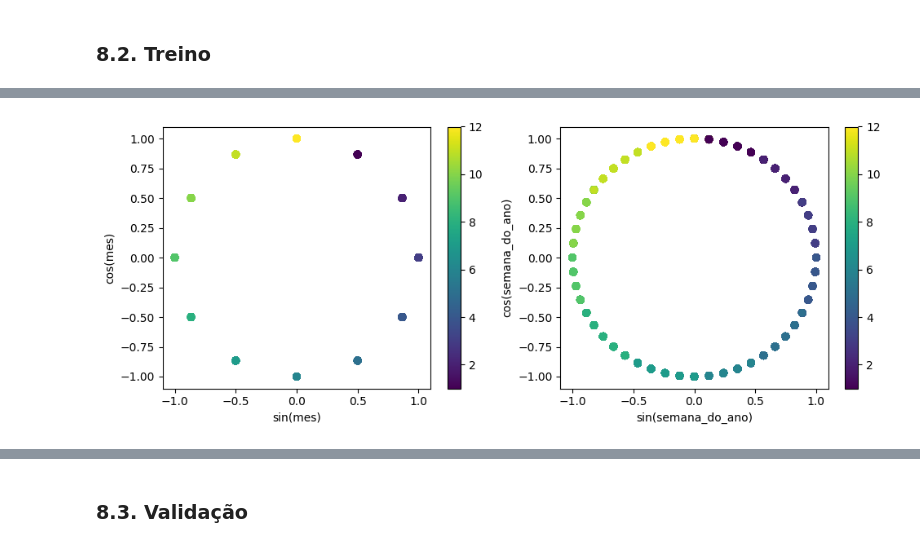
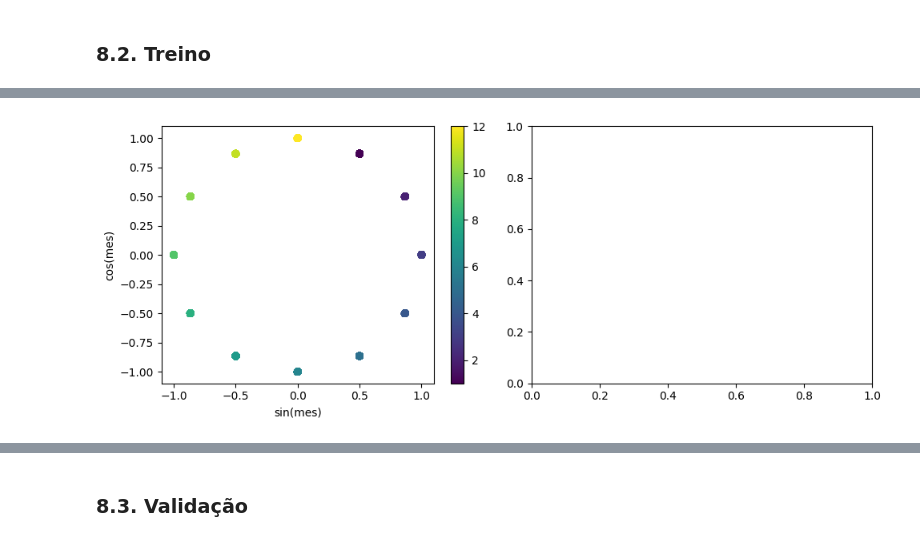
Before and after one commit to paulawehdorn/prever_casos_de_dengue, a Jupyter notebook: notebooks/prever_casos_de_dengue_v02.ipynb, the cells around one changed output, grey strips where cells are left out. Cells and saved outputs as stored; diff of their text form; code cells hidden in the pictures.

```diff
--- a/notebooks/prever_casos_de_dengue_v02.ipynb
+++ b/notebooks/prever_casos_de_dengue_v02.ipynb
@@ -537,0 +563,6 @@ Número de outliers altos: 25
+# %%
+# Identificar os indices dos outliers
+idx_outliers_casos_de_dengue = df_aux[~(df_aux['outlier'] == 'none')].index
+
+df_featured_without_outliers = df_featured_with_outliers.drop(idx_outliers_casos_de_dengue, axis=0).reset_index(drop=True)
+df_featured_without_outliers.shape
@@ -538,3 +571,5 @@ Número de outliers altos: 25
+# %%
+df_featured = df_featured_without_outliers.copy()
 # %% [markdown]
 ## 4. EXPLORATORY DATA ANALYSIS (EDA)
 # %% [markdown]
@@ -1058,9 +1075,11 @@ dtype: float64
 # %% [markdown]
 ### 8.2. Treino
 # %%
-numerical_features = ['presenca_do_mosquito'] + ['precipitacao', 'umidade', 'temperatura']
+#numerical_features = ['presenca_do_mosquito'] + ['precipitacao', 'umidade', 'temperatura']
+numerical_features = ['presenca_do_mosquito'] + ['precipitacao', 'temperatura']
 categorical_features = ['proliferacao']
-cyclical_features = ['mes', 'semana_do_ano']
+#cyclical_features = ['mes', 'semana_do_ano']
+cyclical_features = ['mes']
 
 features = numerical_features + cyclical_features + categorical_features
 TARGET = ['casos_de_dengue']
@@ -1108,9 +1127,9 @@ categorical_transformer = OneHotEncoder(drop='if_binary', handle_unknown='ignore
 # Transformar variáveis cíclicas
 cyclical_transformer = ColumnTransformer(transformers=[
     ('sin_mes', sin_transformer(12), ['mes']),
-    ('cos_mes', cos_transformer(12), ['mes']),
-    ('sin_semana', sin_transformer(52), ['semana_do_ano']),
-    ('cos_semana', cos_transformer(52), ['semana_do_ano'])
+    ('cos_mes', cos_transformer(12), ['mes'])
+#    ('sin_semana', sin_transformer(52), ['semana_do_ano']),
+#    ('cos_semana', cos_transformer(52), ['semana_do_ano'])
 ], remainder='drop')
 
 # Pipeline
@@ -1135,36 +1154,36 @@ df_encoded.head()
 fig, (ax1, ax2) = plt.subplots(1, 2, figsize=(10, 4))  # 1 linha, 2 colunas
 
 # Primeiro gráfico
 sp1 = ax1.scatter(
     df_encoded["cyclical__sin_mes__mes"],
     df_encoded["cyclical__cos_mes__mes"],
     c=X_train["mes"],
     cmap='viridis'
 )
 ax1.set(
     xlabel="sin(mes)",
     ylabel="cos(mes)",
 )
 fig.colorbar(sp1, ax=ax1)
-
+'''
 # Segundo gráfico
 sp2 = ax2.scatter(
     df_encoded["cyclical__sin_semana__semana_do_ano"],
     df_encoded["cyclical__cos_semana__semana_do_ano"],
     c=X_train["mes"],
     cmap='viridis'
 )
 ax2.set(
     xlabel="sin(semana_do_ano)",
     ylabel="cos(semana_do_ano)",
 )
 fig.colorbar(sp2, ax=ax2)
-
+'''
 # Ajuste do layout
 plt.tight_layout()
 plt.show()
 # %% [output]
-[figure, old version]
+[figure, new version]
 # %%
 # MACHINE LEARNING MODELING
 model_pipeline = Pipeline(steps=[
```
Also changed, not shown: parts of 56 cells of this notebook, 7 other files.
